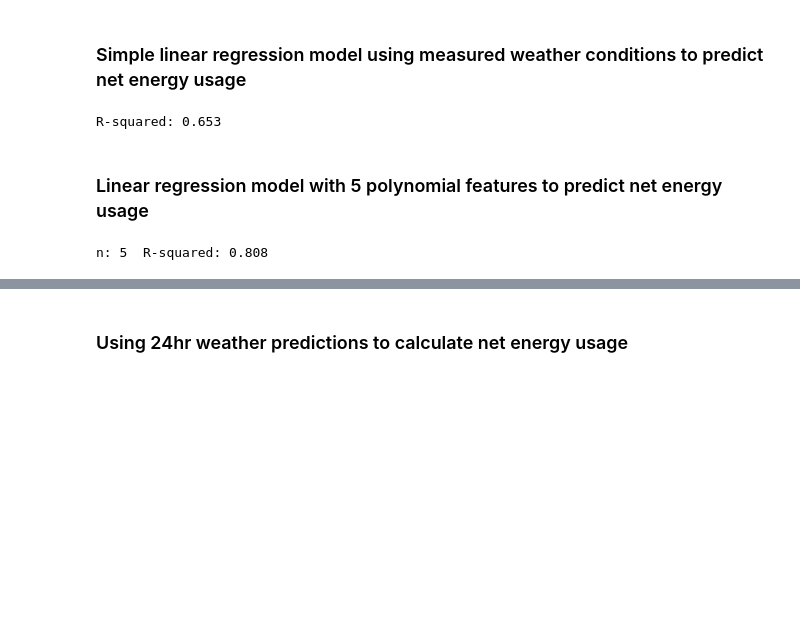
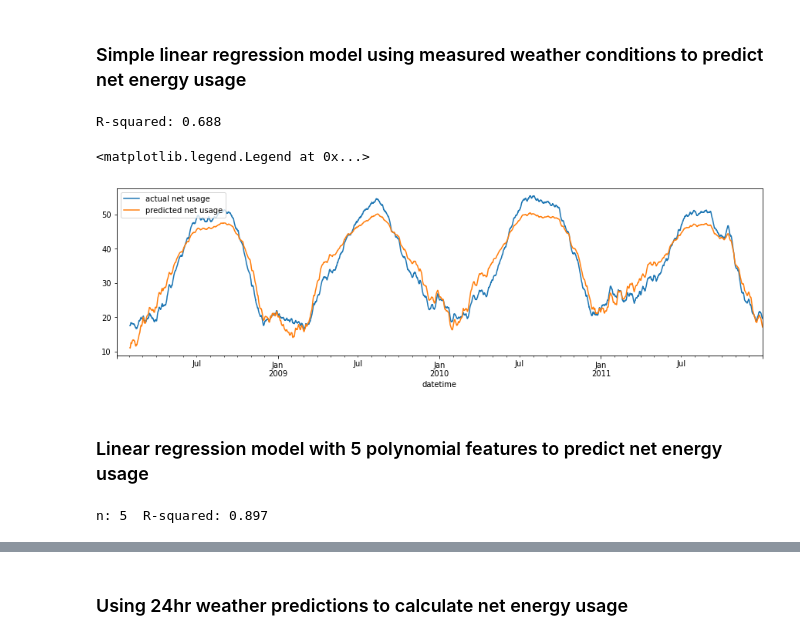
Before and after one commit to erickCantu/TheGreenCitySolutionsGroup, a Jupyter notebook: notebooks/Regression.ipynb, the cells around one changed output, grey strips where cells are left out. Saved outputs shown, nothing was run; the diff lists cells and outputs as text; code cells hidden in the pictures; blank space fills up the shorter version.

```diff
--- a/notebooks/Regression.ipynb
+++ b/notebooks/Regression.ipynb
@@ -92,7 +70,7 @@ heatmap.set_title('Correlation between weather data and solar generation', fontd
 # %% [markdown]
 ### Simple linear regression model using measured weather conditions to predict net energy usage
 # %%
-X = df[['outdoor_temp', 'outdoor_hum', 'diffuse_solar_W_m2', 'direct_solar_W_m2']]
+X = df[['outdoor_temp', 'outdoor_hum', 'diffuse_solar_W_m2', 'direct_solar_W_m2', 'hour', 'month']]
 y = df['net_load_kWh']
 
 X = pd.get_dummies(X, drop_first=True)
@@ -107,8 +85,18 @@ print("R-squared:", r2_score(y, y_pred).round(3))
 
 coef = lin_reg.coef_
 intercept = lin_reg.intercept_
+
+df['net_load_kWh_forecast'] = y_pred
 # %% [output]
-R-squared: 0.653
+R-squared: 0.688
+# %%
+fig, ax = plt.subplots(figsize=(15,4))
+df['net_load_kWh'].rolling(24*30).mean().plot(label="actual net usage")
+df['net_load_kWh_forecast'].rolling(24*30).mean().plot(label="predicted net usage")
+plt.legend(loc='upper left')
+# %% [output]
+<matplotlib.legend.Legend at 0x...>
+[figure, added]
 # %% [markdown]
 ### Linear regression model with 5 polynomial features to predict net energy usage
 # %%
@@ -125,5 +113,7 @@ rsquared["rsquared"].append(r2_score(y, y_pred).round(3))
 
 coef = poly_reg_model.coef_
 intercept = poly_reg_model.intercept_
+
+df['net_load_kWh_forecast'] = y_pred
 # %% [output]
-n: 5  R-squared: 0.808
+n: 5  R-squared: 0.897
```
Also changed, not shown: parts of 25 cells of this notebook.
